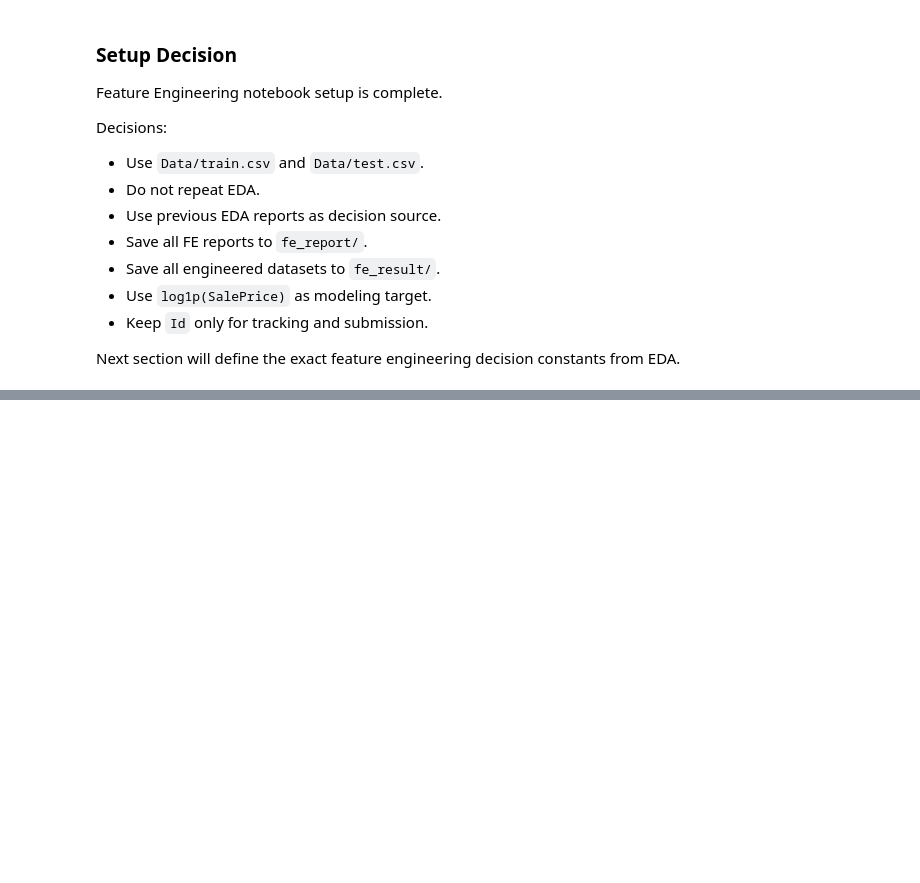
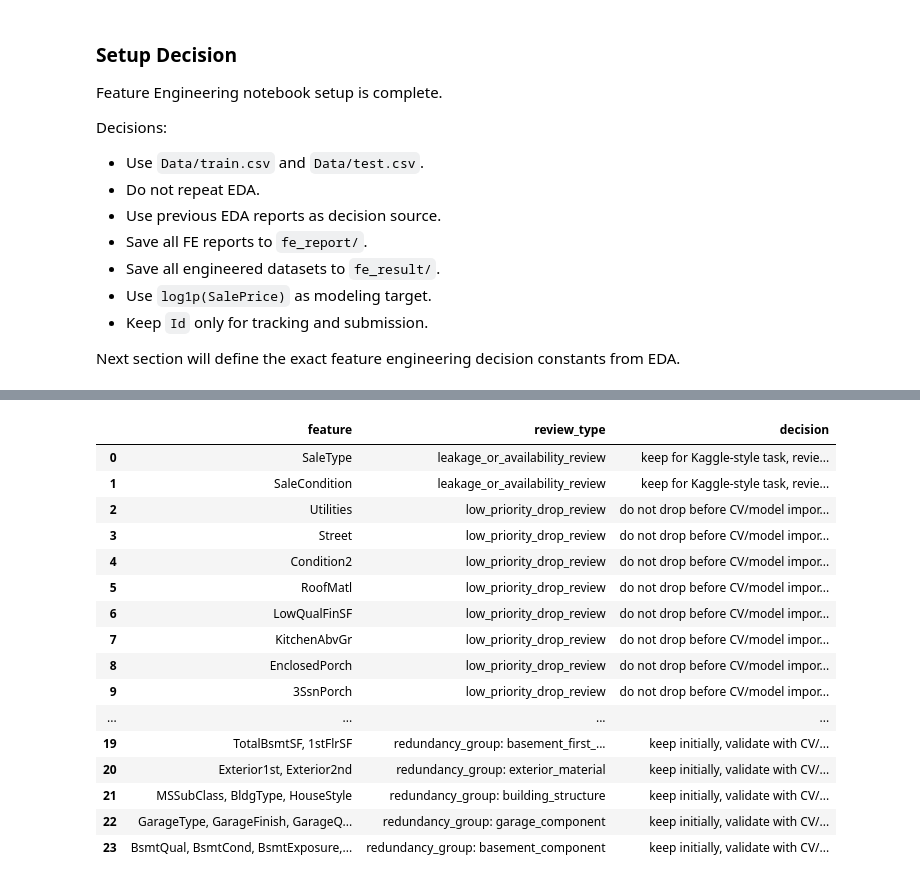
Before and after one commit to kawsar07ahmmed0712-rgb/House-Price-Prediction-Regression, a Jupyter notebook: Research/Feature_Engeneering.ipynb, the cells around one changed output, grey strips where cells are left out. Drawn from its saved outputs; the diff is of its cells as text; code cells hidden in the pictures; blank space fills up the shorter version.

```diff
--- a/Research/Feature_Engeneering.ipynb
+++ b/Research/Feature_Engeneering.ipynb
@@ -440,0 +999,87 @@ Next section will define the exact feature engineering decision constants from E
+# %%
+# ============================================================
+# 8. Review / Leakage / Drop Decision Groups
+# ============================================================
+
+LEAKAGE_OR_AVAILABILITY_REVIEW_COLUMNS = [
+    "SaleType",
+    "SaleCondition",
+]
+
+LOW_PRIORITY_DROP_REVIEW_COLUMNS = [
+    "Utilities",
+    "Street",
+    "Condition2",
+    "RoofMatl",
+    "LowQualFinSF",
+    "KitchenAbvGr",
+    "EnclosedPorch",
+    "3SsnPorch",
+    "ScreenPorch",
+    "MiscFeature",
+    "MiscVal",
+    "Alley",
+    "Fence",
+    "PoolQC",
+    "PoolArea",
+]
+
+REDUNDANCY_REVIEW_GROUPS = {
+    "garage_size": ["GarageCars", "GarageArea"],
+    "living_area_rooms": ["GrLivArea", "TotRmsAbvGrd"],
+    "basement_first_floor": ["TotalBsmtSF", "1stFlrSF"],
+    "exterior_material": ["Exterior1st", "Exterior2nd"],
+    "building_structure": ["MSSubClass", "BldgType", "HouseStyle"],
+    "garage_component": ["GarageType", "GarageFinish", "GarageQual", "GarageCond"],
+    "basement_component": ["BsmtQual", "BsmtCond", "BsmtExposure", "BsmtFinType1", "BsmtFinType2"],
+}
+
+review_decision_rows = []
+
+for col in LEAKAGE_OR_AVAILABILITY_REVIEW_COLUMNS:
+    review_decision_rows.append({
+        "feature": col,
+        "review_type": "leakage_or_availability_review",
+        "decision": "keep for Kaggle-style task, review for real deployment"
+    })
+
+for col in LOW_PRIORITY_DROP_REVIEW_COLUMNS:
+    review_decision_rows.append({
+        "feature": col,
+        "review_type": "low_priority_drop_review",
+        "decision": "do not drop before CV/model importance"
+    })
+
+for group_name, features in REDUNDANCY_REVIEW_GROUPS.items():
+    review_decision_rows.append({
+        "feature": ", ".join(features),
+        "review_type": f"redundancy_group: {group_name}",
+        "decision": "keep initially, validate with CV/model importance"
+    })
+
+review_decision_report = pd.DataFrame(review_decision_rows)
+
+review_decision_report.to_csv(
+    FE_STEP_REPORT_DIR / "07_review_drop_redundancy_decisions.csv",
+    index=False
+)
+
+review_decision_report
+# %% [output]
+|  | feature | review_type | decision |
+| 0 | SaleType | leakage_or_availability_review | keep for Kaggle-style task, revie... |
+| 1 | SaleCondition | leakage_or_availability_review | keep for Kaggle-style task, revie... |
+| 2 | Utilities | low_priority_drop_review | do not drop before CV/model impor... |
+| 3 | Street | low_priority_drop_review | do not drop before CV/model impor... |
+| 4 | Condition2 | low_priority_drop_review | do not drop before CV/model impor... |
+| 5 | RoofMatl | low_priority_drop_review | do not drop before CV/model impor... |
+| 6 | LowQualFinSF | low_priority_drop_review | do not drop before CV/model impor... |
+| 7 | KitchenAbvGr | low_priority_drop_review | do not drop before CV/model impor... |
+| 8 | EnclosedPorch | low_priority_drop_review | do not drop before CV/model impor... |
+| 9 | 3SsnPorch | low_priority_drop_review | do not drop before CV/model impor... |
+| ... | ... | ... | ... |
+| 19 | TotalBsmtSF, 1stFlrSF | redundancy_group: basement_first_... | keep initially, validate with CV/... |
+| 20 | Exterior1st, Exterior2nd | redundancy_group: exterior_material | keep initially, validate with CV/... |
+| 21 | MSSubClass, BldgType, HouseStyle | redundancy_group: building_structure | keep initially, validate with CV/... |
+| 22 | GarageType, GarageFinish, GarageQ... | redundancy_group: garage_component | keep initially, validate with CV/... |
+| 23 | BsmtQual, BsmtCond, BsmtExposure,... | redundancy_group: basement_component | keep initially, validate with CV/... |
```
Also changed, not shown: parts of 53 cells of this notebook, 20 other files.
